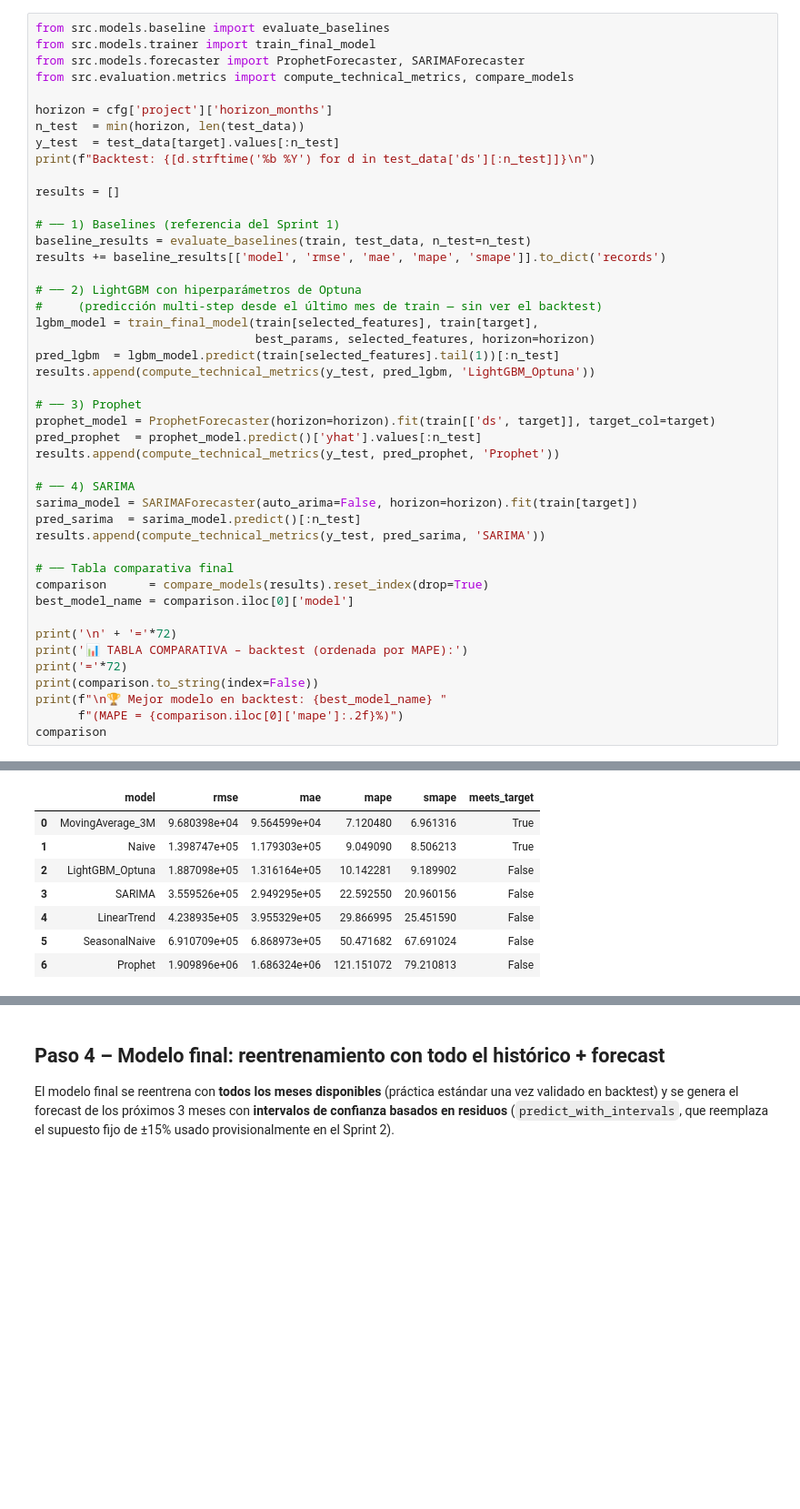
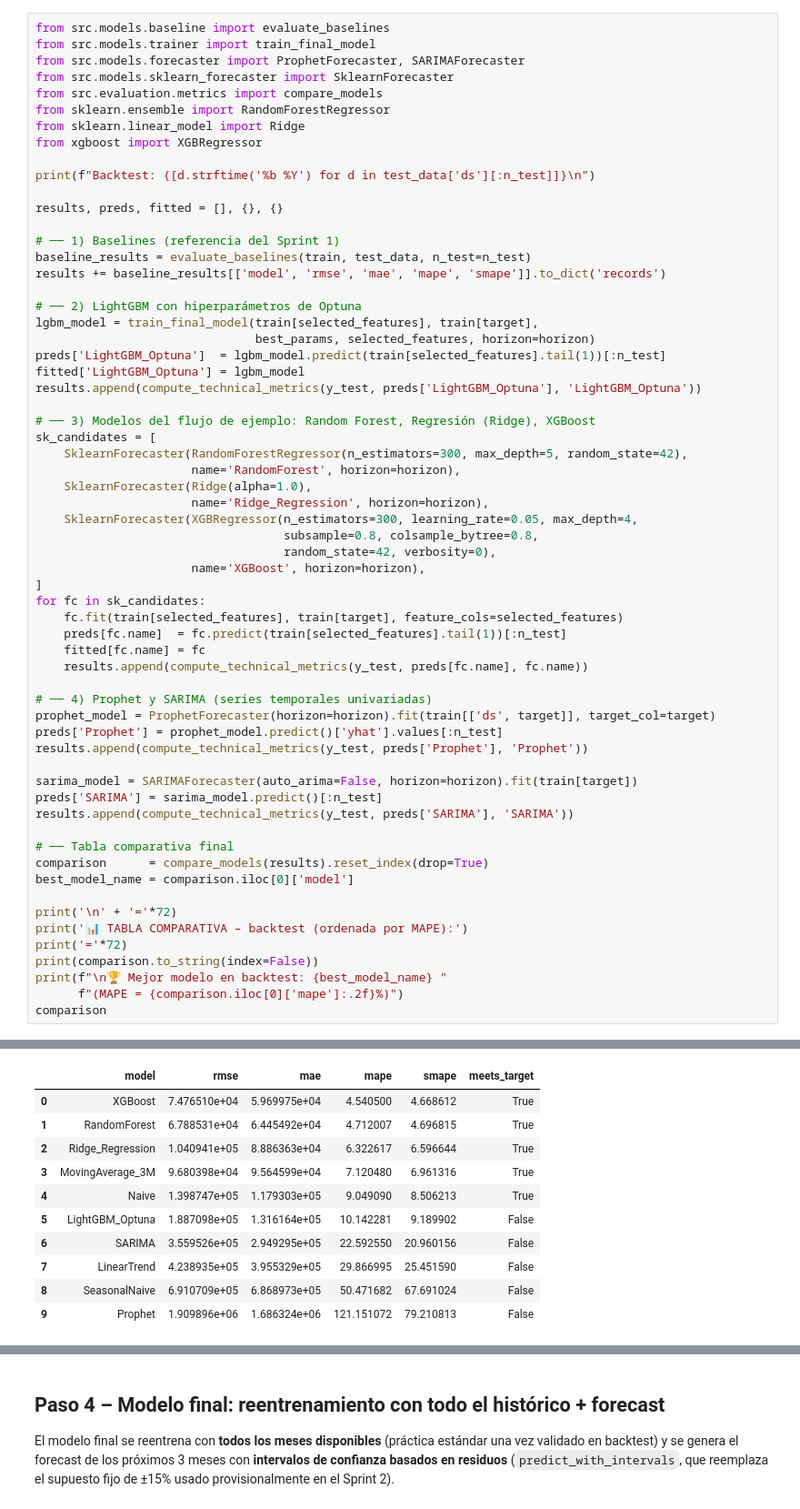
Before and after one commit to NexDev-RC/ProyectoG10, a Jupyter notebook: notebooks/Sprint3.ipynb, the cells around one changed output, grey strips where cells are left out. Shown at 91% size. Cells and saved outputs as stored; diff of their text form; blank space fills up the shorter version.

```diff
--- a/notebooks/Sprint3.ipynb
+++ b/notebooks/Sprint3.ipynb
@@ -173,35 +238,52 @@ Todos los candidatos se entrenan **solo con el período de train** y se evalúan
 from src.models.baseline import evaluate_baselines
 from src.models.trainer import train_final_model
 from src.models.forecaster import ProphetForecaster, SARIMAForecaster
-from src.evaluation.metrics import compute_technical_metrics, compare_models
+from src.models.sklearn_forecaster import SklearnForecaster
+from src.evaluation.metrics import compare_models
+from sklearn.ensemble import RandomForestRegressor
+from sklearn.linear_model import Ridge
+from xgboost import XGBRegressor
 
-horizon = cfg['project']['horizon_months']
-n_test  = min(horizon, len(test_data))
-y_test  = test_data[target].values[:n_test]
 print(f"Backtest: {[d.strftime('%b %Y') for d in test_data['ds'][:n_test]]}\n")
 
-results = []
+results, preds, fitted = [], {}, {}
 
 # ── 1) Baselines (referencia del Sprint 1)
 baseline_results = evaluate_baselines(train, test_data, n_test=n_test)
 results += baseline_results[['model', 'rmse', 'mae', 'mape', 'smape']].to_dict('records')
 
 # ── 2) LightGBM con hiperparámetros de Optuna
-#     (predicción multi-step desde el último mes de train — sin ver el backtest)
 lgbm_model = train_final_model(train[selected_features], train[target],
                                best_params, selected_features, horizon=horizon)
-pred_lgbm  = lgbm_model.predict(train[selected_features].tail(1))[:n_test]
-results.append(compute_technical_metrics(y_test, pred_lgbm, 'LightGBM_Optuna'))
+preds['LightGBM_Optuna']  = lgbm_model.predict(train[selected_features].tail(1))[:n_test]
+fitted['LightGBM_Optuna'] = lgbm_model
+results.append(compute_technical_metrics(y_test, preds['LightGBM_Optuna'], 'LightGBM_Optuna'))
 
-# ── 3) Prophet
+# ── 3) Modelos del flujo de ejemplo: Random Forest, Regresión (Ridge), XGBoost
+sk_candidates = [
+    SklearnForecaster(RandomForestRegressor(n_estimators=300, max_depth=5, random_state=42),
+                      name='RandomForest', horizon=horizon),
+    SklearnForecaster(Ridge(alpha=1.0),
+                      name='Ridge_Regression', horizon=horizon),
+    SklearnForecaster(XGBRegressor(n_estimators=300, learning_rate=0.05, max_depth=4,
+                                   subsample=0.8, colsample_bytree=0.8,
+                                   random_state=42, verbosity=0),
+                      name='XGBoost', horizon=horizon),
+]
+for fc in sk_candidates:
+    fc.fit(train[selected_features], train[target], feature_cols=selected_features)
+    preds[fc.name]  = fc.predict(train[selected_features].tail(1))[:n_test]
+    fitted[fc.name] = fc
+    results.append(compute_technical_metrics(y_test, preds[fc.name], fc.name))
+
+# ── 4) Prophet y SARIMA (series temporales univariadas)
 prophet_model = ProphetForecaster(horizon=horizon).fit(train[['ds', target]], target_col=target)
-pred_prophet  = prophet_model.predict()['yhat'].values[:n_test]
-results.append(compute_technical_metrics(y_test, pred_prophet, 'Prophet'))
+preds['Prophet'] = prophet_model.predict()['yhat'].values[:n_test]
+results.append(compute_technical_metrics(y_test, preds['Prophet'], 'Prophet'))
 
-# ── 4) SARIMA
 sarima_model = SARIMAForecaster(auto_arima=False, horizon=horizon).fit(train[target])
-pred_sarima  = sarima_model.predict()[:n_test]
-results.append(compute_technical_metrics(y_test, pred_sarima, 'SARIMA'))
+preds['SARIMA'] = sarima_model.predict()[:n_test]
+results.append(compute_technical_metrics(y_test, preds['SARIMA'], 'SARIMA'))
 
 # ── Tabla comparativa final
 comparison      = compare_models(results).reset_index(drop=True)
@@ -249,8 +340,11 @@ MovingAverage_3M 9.680398e+04 9.564599e+04   7.120480  6.961316          True
 |  | model | rmse | mae | mape | smape | meets_target |
-| 0 | MovingAverage_3M | 9.680398e+04 | 9.564599e+04 | 7.120480 | 6.961316 | True |
-| 1 | Naive | 1.398747e+05 | 1.179303e+05 | 9.049090 | 8.506213 | True |
-| 2 | LightGBM_Optuna | 1.887098e+05 | 1.316164e+05 | 10.142281 | 9.189902 | False |
-| 3 | SARIMA | 3.559526e+05 | 2.949295e+05 | 22.592550 | 20.960156 | False |
-| 4 | LinearTrend | 4.238935e+05 | 3.955329e+05 | 29.866995 | 25.451590 | False |
-| 5 | SeasonalNaive | 6.910709e+05 | 6.868973e+05 | 50.471682 | 67.691024 | False |
-| 6 | Prophet | 1.909896e+06 | 1.686324e+06 | 121.151072 | 79.210813 | False |
+| 0 | XGBoost | 7.476510e+04 | 5.969975e+04 | 4.540500 | 4.668612 | True |
+| 1 | RandomForest | 6.788531e+04 | 6.445492e+04 | 4.712007 | 4.696815 | True |
+| 2 | Ridge_Regression | 1.040941e+05 | 8.886363e+04 | 6.322617 | 6.596644 | True |
+| 3 | MovingAverage_3M | 9.680398e+04 | 9.564599e+04 | 7.120480 | 6.961316 | True |
+| 4 | Naive | 1.398747e+05 | 1.179303e+05 | 9.049090 | 8.506213 | True |
+| 5 | LightGBM_Optuna | 1.887098e+05 | 1.316164e+05 | 10.142281 | 9.189902 | False |
+| 6 | SARIMA | 3.559526e+05 | 2.949295e+05 | 22.592550 | 20.960156 | False |
+| 7 | LinearTrend | 4.238935e+05 | 3.955329e+05 | 29.866995 | 25.451590 | False |
+| 8 | SeasonalNaive | 6.910709e+05 | 6.868973e+05 | 50.471682 | 67.691024 | False |
+| 9 | Prophet | 1.909896e+06 | 1.686324e+06 | 121.151072 | 79.210813 | False |
```
Also changed, not shown: parts of 21 cells of this notebook, 10 other files.
